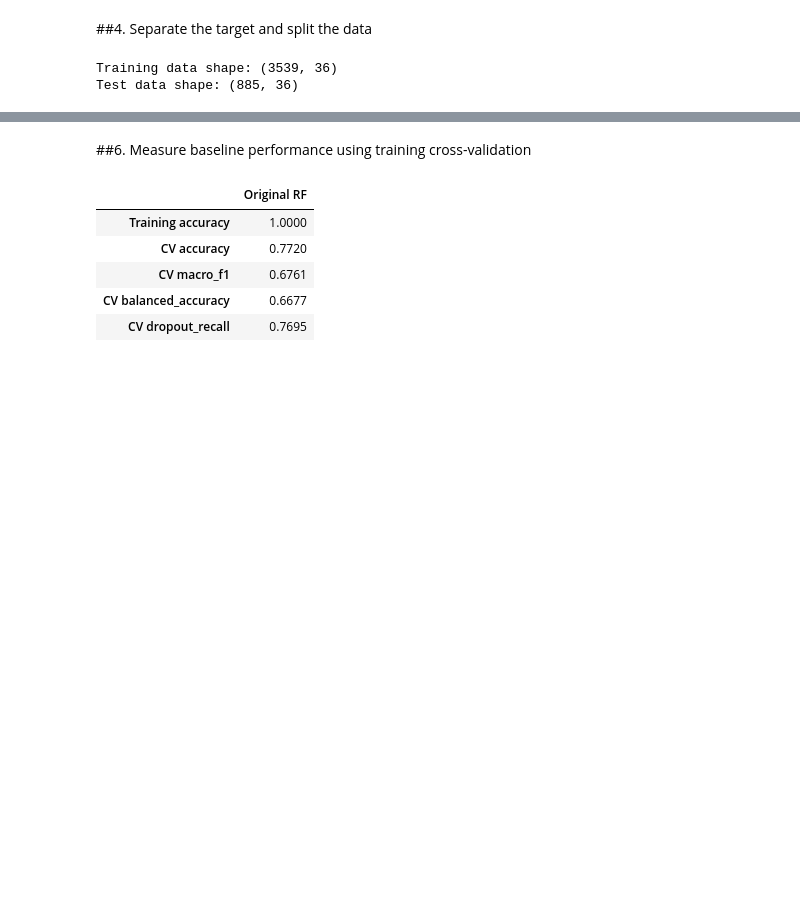
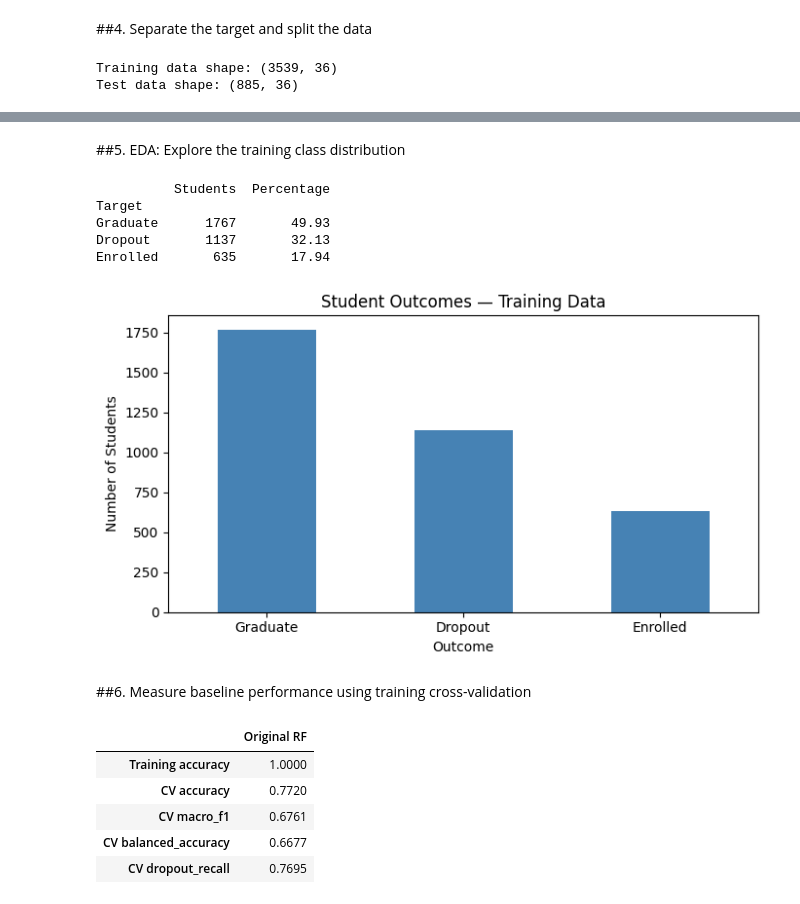
Before and after one commit to Ayesh2002/ml-student-dropout, a Jupyter notebook: 02_random_forest.ipynb, the cells around one changed output, grey strips where cells are left out. Drawn from its saved outputs; the diff is of its cells as text; code cells hidden in the pictures; blank space fills up the shorter version.

Commit message:
add training class distribution analysis

```diff
--- a/02_random_forest.ipynb
+++ b/02_random_forest.ipynb
@@ -459,3 +126,36 @@ Pipeline ready. No model has been fitted yet.
+# %% [markdown]
+##5. EDA: Explore the training class distribution
+# %%
+# Summarise the training target classes
+class_counts = y_train.value_counts()
+
+class_summary = pd.DataFrame({
+    "Students": class_counts,
+    "Percentage": (class_counts / len(y_train) * 100).round(2)
+})
+
+print(class_summary)
+
+# Plot the class distribution
+class_counts.plot(
+    kind="bar",
+    figsize=(7, 4),
+    color="steelblue",
+    rot=0
+)
+
+plt.title("Student Outcomes — Training Data")
+plt.xlabel("Outcome")
+plt.ylabel("Number of Students")
+plt.tight_layout()
+plt.show()
+# %% [output]
+          Students  Percentage
+Target
+Graduate      1767       49.93
+Dropout       1137       32.13
+Enrolled       635       17.94
+[figure, added]
 # %% [markdown]
 ##6. Measure baseline performance using training cross-validation
 # %%
```
Also changed, not shown: parts of 10 cells of this notebook.
